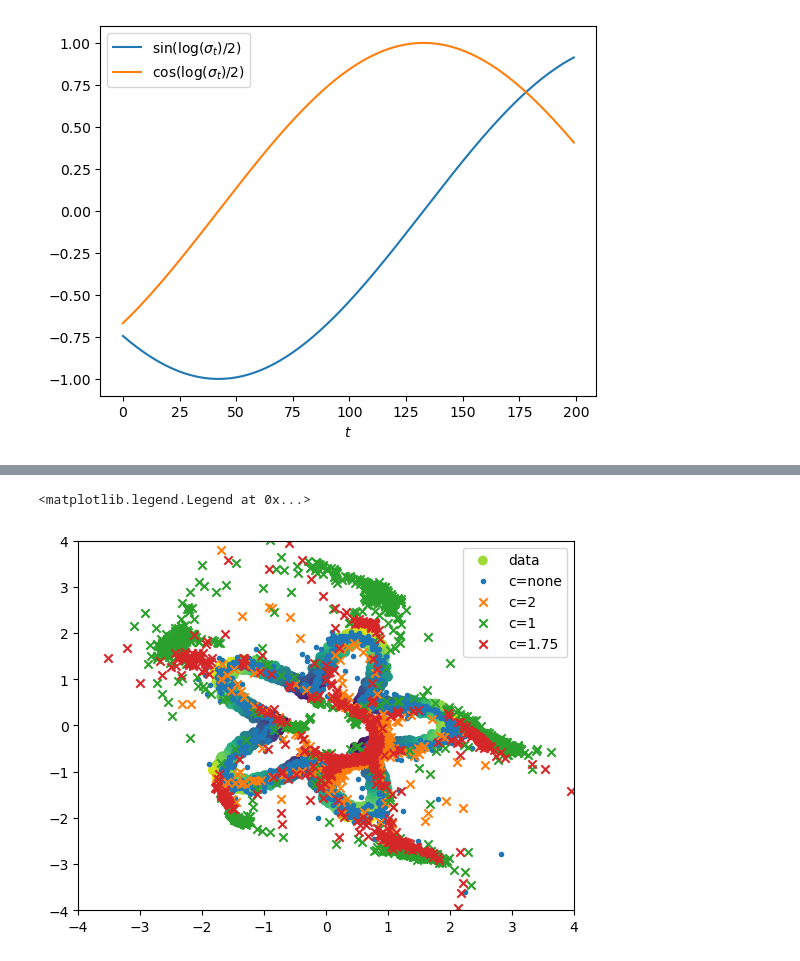
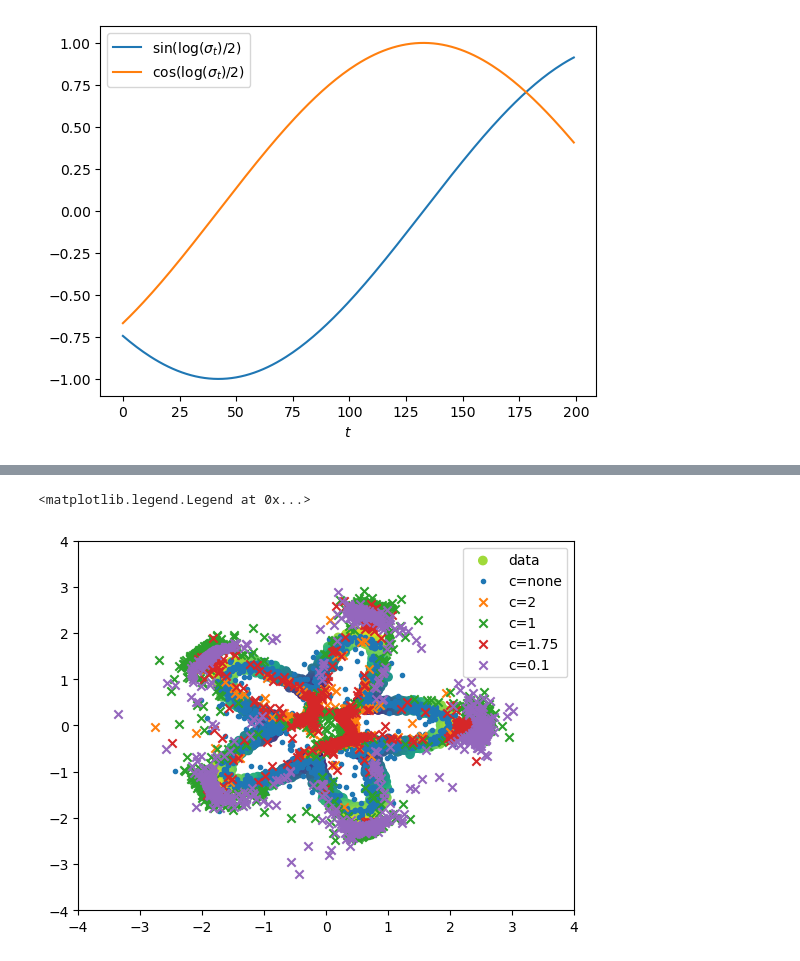
Before and after one commit to s-a-malik/smalldiffusion, a Jupyter notebook: debug.ipynb, the cells around one changed output, grey strips where cells are left out. Saved outputs shown, nothing was run; the diff lists cells and outputs as text; code cells hidden in the pictures.

Commit message:
fix conditioning

```diff
--- a/debug.ipynb
+++ b/debug.ipynb
@@ -65,38 +65,39 @@ plt.show()
 # %%
 # For DDPM sampling, change to gam=1, mu=0.5
 # For DDIM sampling, change to gam=1, mu=0
 plt.scatter(dataset.data[:, 0], dataset.data[:, 1], c=dataset.radii[:, 0], label='data')
 
-guide_w = 2.0
+guide_w = 1.0
 gam=1
-mu=0.5
+mu=0
+steps=50
 # conditions = torch.ones(1500,1)*10
 conditions = None
-*xts, x0 = conditioned_samples(model, schedule.sample_sigmas(20), batchsize=1500, gam=gam, mu=mu, guide_w=guide_w, c=conditions)
+*xts, x0 = conditioned_samples(model, schedule.sample_sigmas(steps), batchsize=1500, gam=gam, mu=mu, guide_w=guide_w, c=conditions)
 plot_batch(x0, label='c=none', marker='.')
 
 conditions = torch.ones(1500,1)*2
 
 # conditions = None
-*xts, x0 = conditioned_samples(model, schedule.sample_sigmas(20), batchsize=1500, gam=gam, mu=mu, guide_w=guide_w, c=conditions)
+*xts, x0 = conditioned_samples(model, schedule.sample_sigmas(steps), batchsize=1500, gam=gam, mu=mu, guide_w=guide_w, c=conditions)
 plot_batch(x0, label='c=2', marker='x')
 
 conditions = torch.ones(1500,1)*1
 # conditions = None
-*xts, x0 = conditioned_samples(model, schedule.sample_sigmas(20), batchsize=1500, gam=gam, mu=mu, guide_w=guide_w, c=conditions)
+*xts, x0 = conditioned_samples(model, schedule.sample_sigmas(steps), batchsize=1500, gam=gam, mu=mu, guide_w=guide_w, c=conditions)
 plot_batch(x0, label='c=1', marker='x')
 
 conditions = torch.ones(1500,1)*1.75
 # conditions = None
-*xts, x0 = conditioned_samples(model, schedule.sample_sigmas(20), batchsize=1500, gam=gam, mu=mu, guide_w=guide_w, c=conditions)
+*xts, x0 = conditioned_samples(model, schedule.sample_sigmas(steps), batchsize=1500, gam=gam, mu=mu, guide_w=guide_w, c=conditions)
 plot_batch(x0, label='c=1.75', marker='x')
 
-# conditions = torch.ones(1500,1)*0.1
-# # conditions = None
-# *xts, x0 = conditioned_samples(model, schedule.sample_sigmas(20), batchsize=1500, gam=gam, mu=mu, guide_w=guide_w, c=conditions)
-# plot_batch(x0, label='c=0.1', marker='x')
+conditions = torch.ones(1500,1)*0.1
+# conditions = None
+*xts, x0 = conditioned_samples(model, schedule.sample_sigmas(steps), batchsize=1500, gam=gam, mu=mu, guide_w=guide_w, c=conditions)
+plot_batch(x0, label='c=0.1', marker='x')
 
 plt.legend()
 # %% [output]
 <matplotlib.legend.Legend at 0x...>
-[figure, old version]
+[figure, new version]
```
Also changed, not shown: parts of 1 cell of this notebook, 1 other file.
